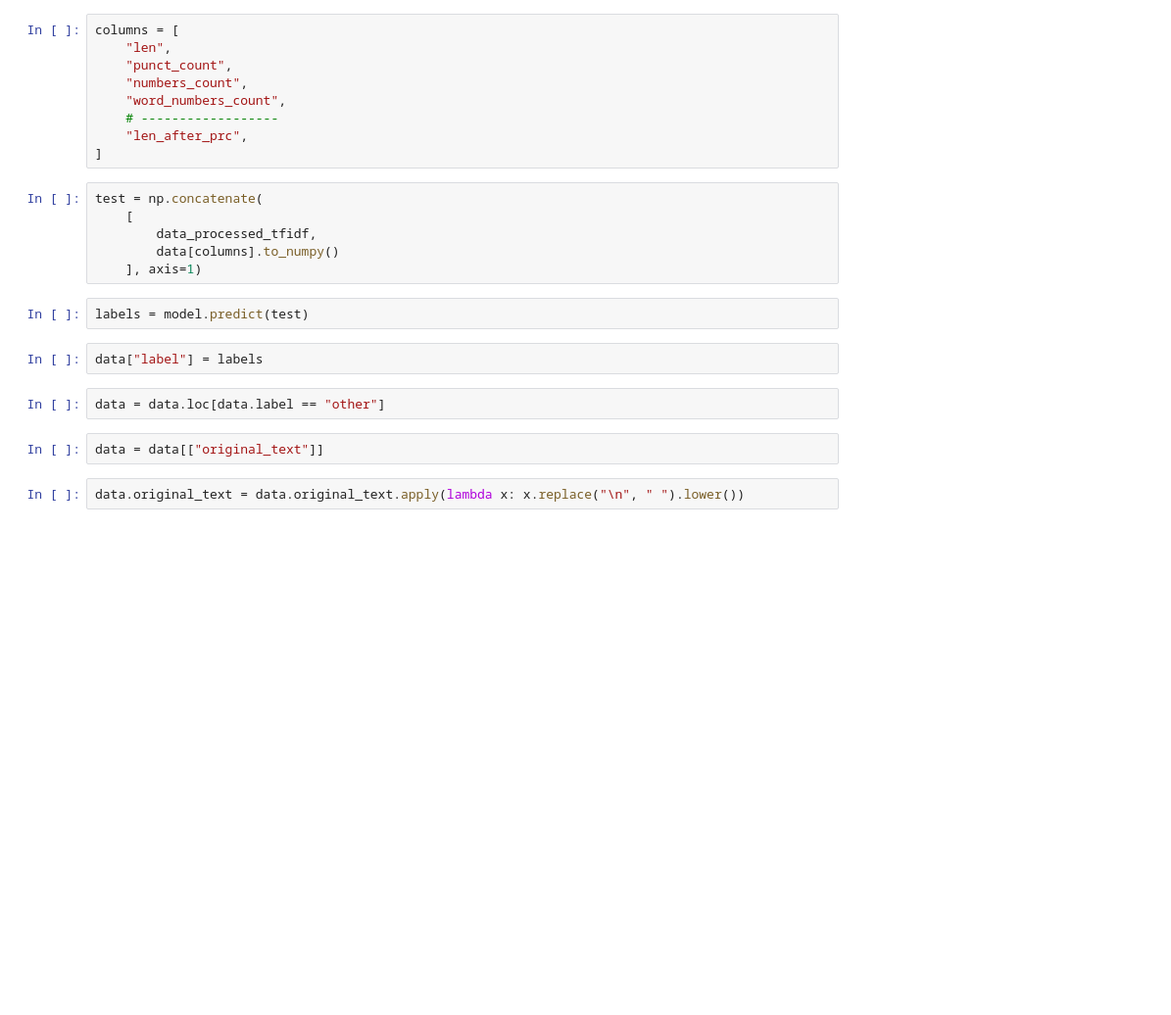
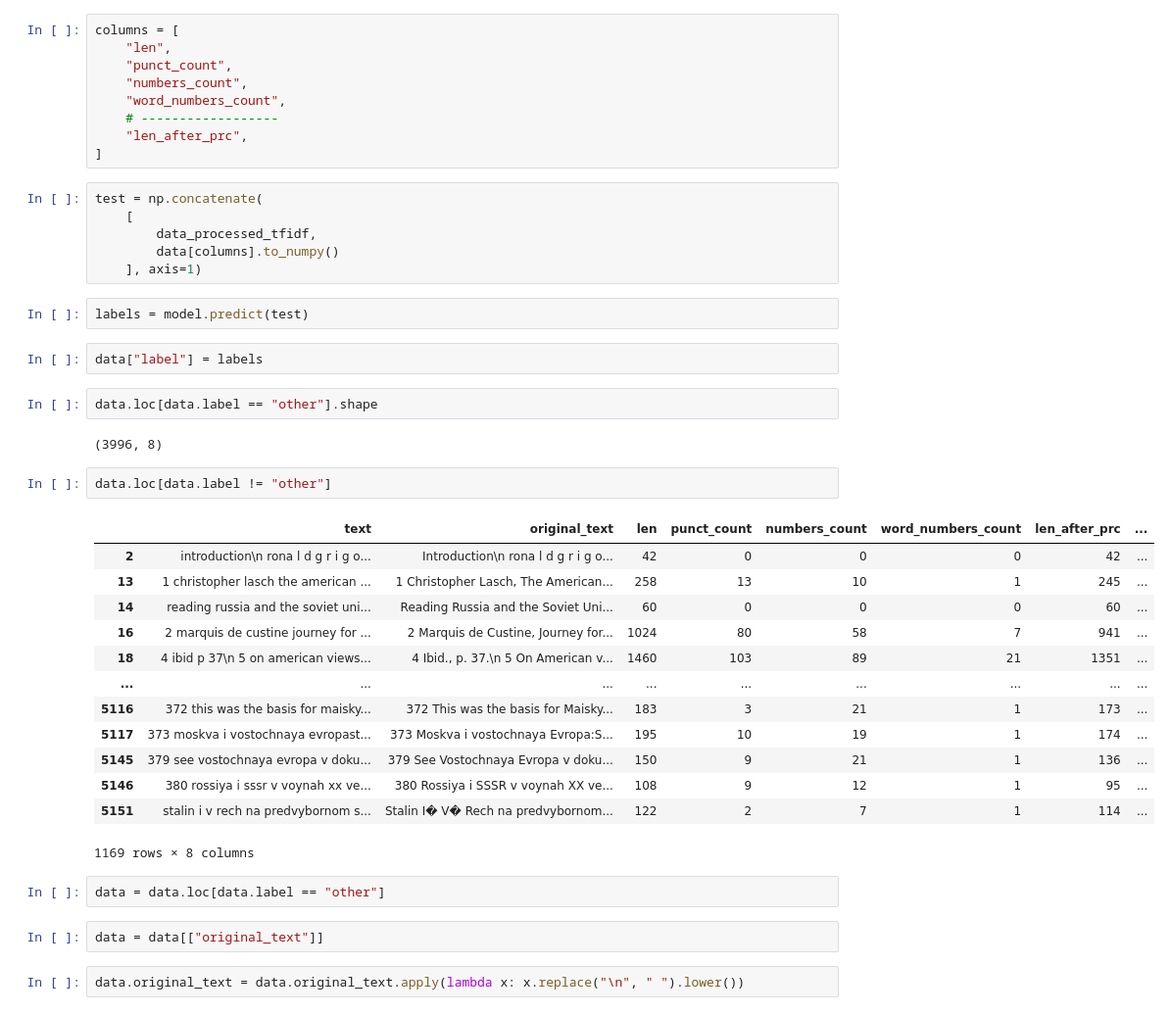
Before and after one commit to bani2016up/sae_single_repo, a Jupyter notebook: notebooks/paragraph2sentence.ipynb, the cells around one changed output. Shown at 98% size. Cells and saved outputs as stored; diff of their text form; blank space fills up the shorter version.

```diff
--- a/notebooks/paragraph2sentence.ipynb
+++ b/notebooks/paragraph2sentence.ipynb
@@ -57,6 +92,26 @@ test = np.concatenate(
 labels = model.predict(test)
 # %%
 data["label"] = labels
+# %%
+data.loc[data.label == "other"].shape
+# %% [output]
+(3996, 8)
+# %%
+data.loc[data.label != "other"]
+# %% [output]
+|  | text | original_text | len | punct_count | numbers_count | word_numbers_count | len_after_prc | ... |
+| 2 | introduction\n rona l d g r i g o... | Introduction\n rona l d g r i g o... | 42 | 0 | 0 | 0 | 42 | ... |
+| 13 | 1 christopher lasch the american ... | 1 Christopher Lasch, The American... | 258 | 13 | 10 | 1 | 245 | ... |
+| 14 | reading russia and the soviet uni... | Reading Russia and the Soviet Uni... | 60 | 0 | 0 | 0 | 60 | ... |
+| 16 | 2 marquis de custine journey for ... | 2 Marquis de Custine, Journey for... | 1024 | 80 | 58 | 7 | 941 | ... |
+| 18 | 4 ibid p 37\n 5 on american views... | 4 Ibid., p. 37.\n 5 On American v... | 1460 | 103 | 89 | 21 | 1351 | ... |
+| ... | ... | ... | ... | ... | ... | ... | ... | ... |
+| 5116 | 372 this was the basis for maisky... | 372 This was the basis for Maisky... | 183 | 3 | 21 | 1 | 173 | ... |
+| 5117 | 373 moskva i vostochnaya evropast... | 373 Moskva i vostochnaya Evropa:S... | 195 | 10 | 19 | 1 | 174 | ... |
+| 5145 | 379 see vostochnaya evropa v doku... | 379 See Vostochnaya Evropa v doku... | 150 | 9 | 21 | 1 | 136 | ... |
+| 5146 | 380 rossiya i sssr v voynah xx ve... | 380 Rossiya i SSSR v voynah XX ve... | 108 | 9 | 12 | 1 | 95 | ... |
+| 5151 | stalin i v rech na predvybornom s... | Stalin I� V� Rech na predvybornom... | 122 | 2 | 7 | 1 | 114 | ... |
+1169 rows × 8 columns
 # %%
 data = data.loc[data.label == "other"]
 # %%
```
Also changed, not shown: parts of 11 cells of this notebook, 1 other file.
